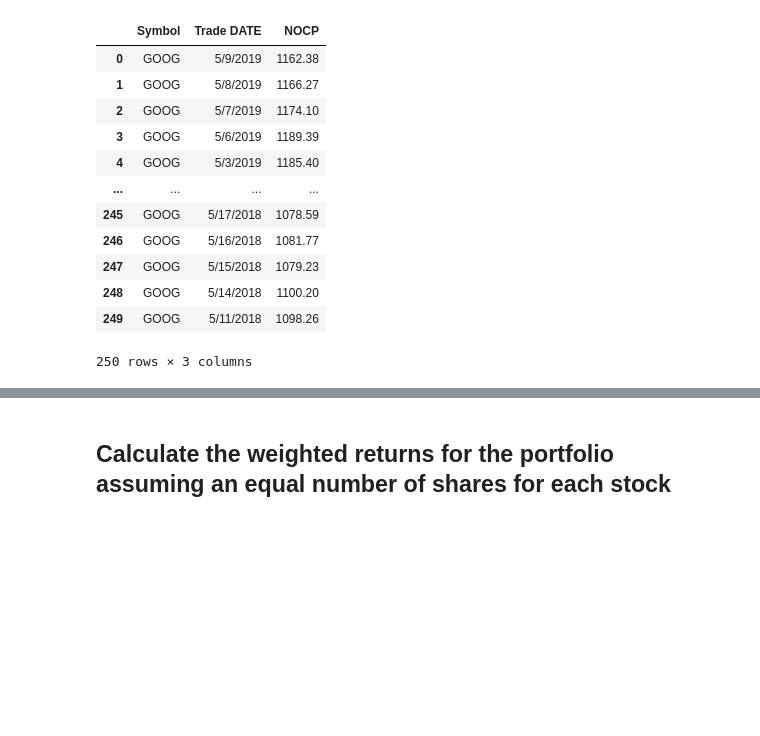
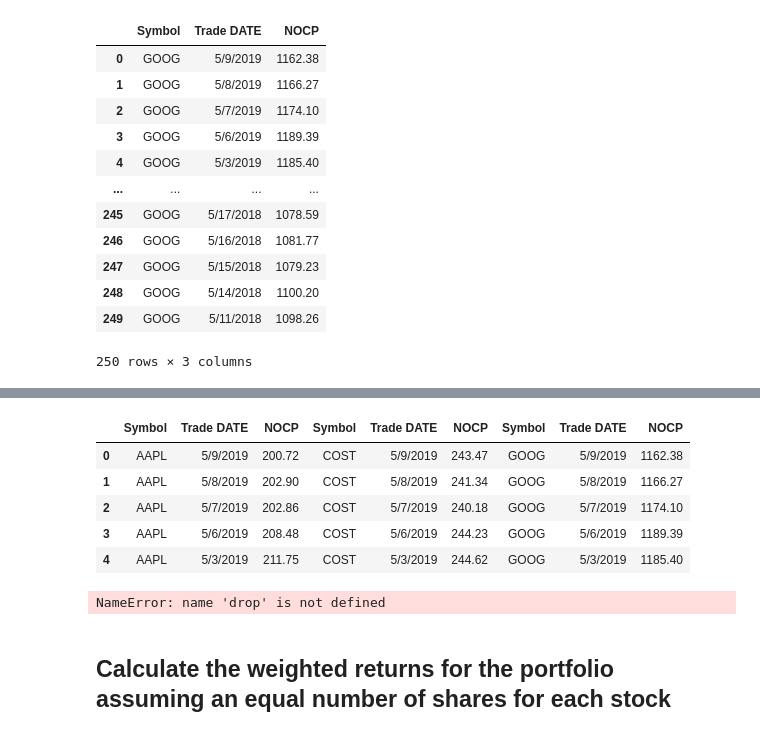
Before and after one commit to Marie462012/Portfolio-Analysis---A-Whale-Off, a Jupyter notebook: whale_analysis.ipynb, the cells around one changed output, grey strips where cells are left out. Saved outputs shown, nothing was run; the diff lists cells and outputs as text; code cells hidden in the pictures; blank space fills up the shorter version.

```diff
--- a/whale_analysis.ipynb
+++ b/whale_analysis.ipynb
@@ -441,6 +450,19 @@ combined_pt2 = pd.concat([aapl_returns, cost_returns, goog_returns], axis = "col
 # %%
 # Reset Date index
+combined_pt2.sort_index(inplace=True)
+combined_pt2.head()
+# %% [output]
+|  | Symbol | Trade DATE | NOCP | Symbol | Trade DATE | NOCP | Symbol | Trade DATE | NOCP |
+| 0 | AAPL | 5/9/2019 | 200.72 | COST | 5/9/2019 | 243.47 | GOOG | 5/9/2019 | 1162.38 |
+| 1 | AAPL | 5/8/2019 | 202.90 | COST | 5/8/2019 | 241.34 | GOOG | 5/8/2019 | 1166.27 |
+| 2 | AAPL | 5/7/2019 | 202.86 | COST | 5/7/2019 | 240.18 | GOOG | 5/7/2019 | 1174.10 |
+| 3 | AAPL | 5/6/2019 | 208.48 | COST | 5/6/2019 | 244.23 | GOOG | 5/6/2019 | 1189.39 |
+| 4 | AAPL | 5/3/2019 | 211.75 | COST | 5/3/2019 | 244.62 | GOOG | 5/3/2019 | 1185.40 |
 # %%
 # Reorganize portfolio data by having a column per symbol
+my_stocks= drop(columns=["Symbol"])
+my_stocks
+# %% [output]
+NameError: name 'drop' is not defined
 # %%
 # Calculate daily returns
```
Also changed, not shown: parts of 3 cells of this notebook.
